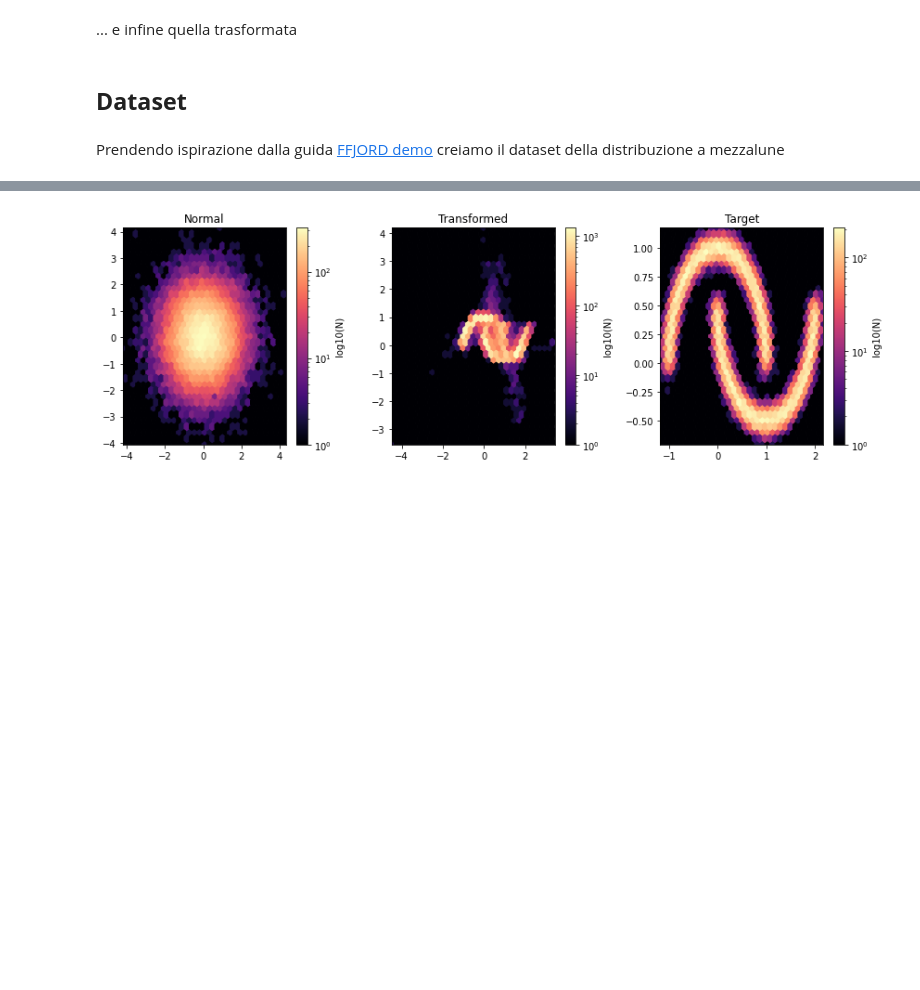
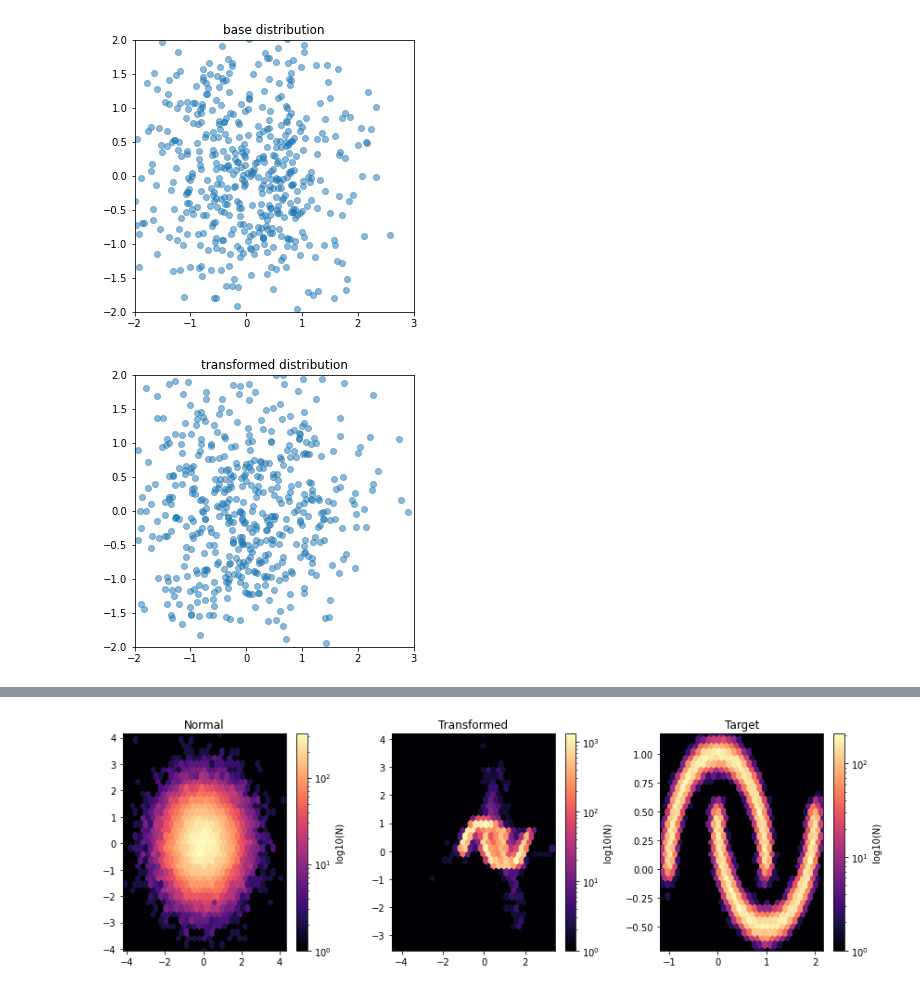
Before and after one commit to MarcoRiggirello/diglm, a Jupyter notebook: notebooks/SpQR_nb.ipynb, the cells around one changed output, grey strips where cells are left out. Saved outputs shown, nothing was run; the diff lists cells and outputs as text; code cells hidden in the pictures; blank space fills up the shorter version.

```diff
--- a/notebooks/SpQR_nb.ipynb
+++ b/notebooks/SpQR_nb.ipynb
@@ -37,6 +86,15 @@ neural_spline_flow = NSF(splits=4)
 # %%
+neural_spline_flow = NSF(splits=2) # with 2 features 2 splits is enough
+
 base_loc = np.array([0.0, 0.0]).astype(np.float32)
 base_sigma = np.array([1., 1.]).astype(np.float32)
 base_distribution = tfd.MultivariateNormalDiag(base_loc, base_sigma)
+transformed_distribution = tfd.TransformedDistribution(distribution=base_distribution,
+                                                       bijector=neural_spline_flow)
+
+# plotting
+plot(base_distribution.sample(SAMPLE_SIZE), 'base distribution')
+plot(transformed_distribution.sample(SAMPLE_SIZE), 'transformed distribution')
+# %% [output]
+[figure, added]
+[figure, added]
-# %% [markdown]
-... e infine quella trasformata
@@ -45,4 +100,0 @@ transformed_distribution = tfd.TransformedDistribution(distribution=base_distrib
-# %% [markdown]
-## **Dataset**
-# %% [markdown]
-Prendendo ispirazione dalla guida [FFJORD demo](https://www.tensorflow.org/probability/examples/FFJORD_Demo) creiamo il dataset della distribuzione a mezzalune
```
Also changed, not shown: parts of 24 cells of this notebook, 2 other files.
